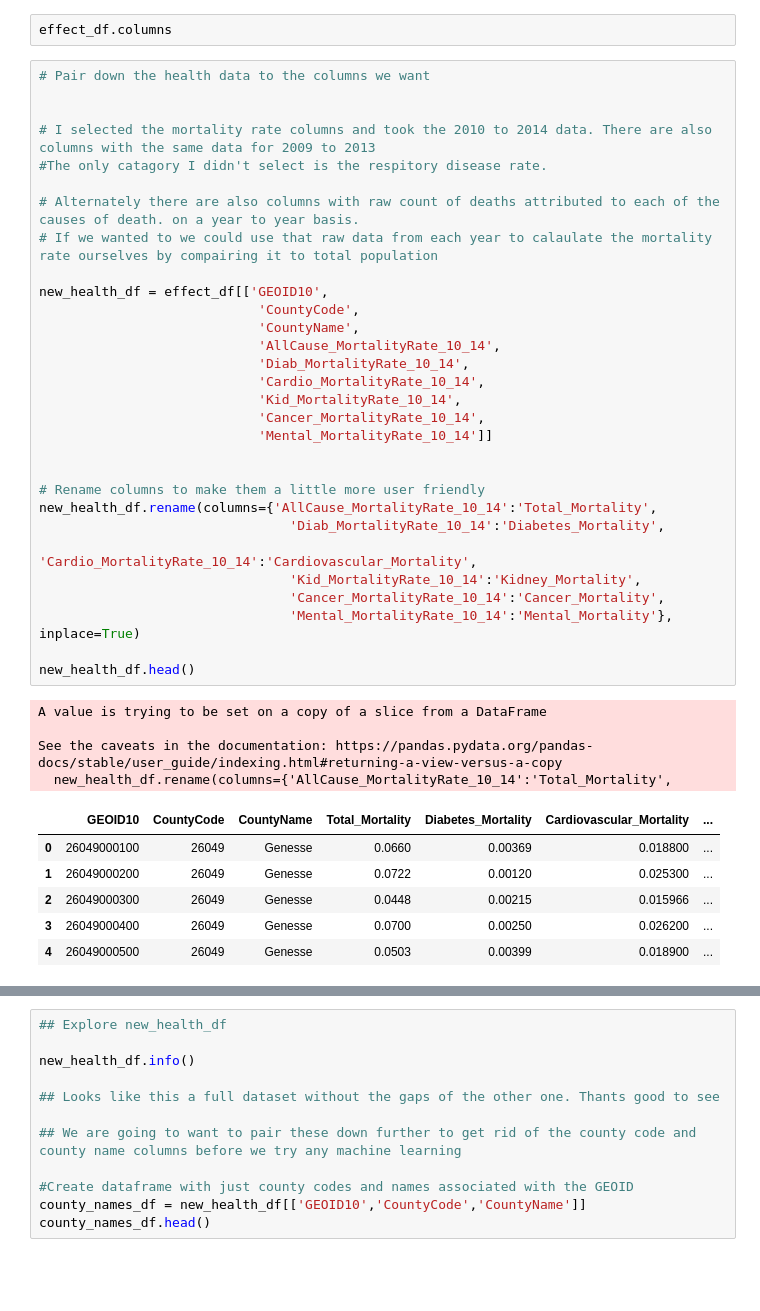
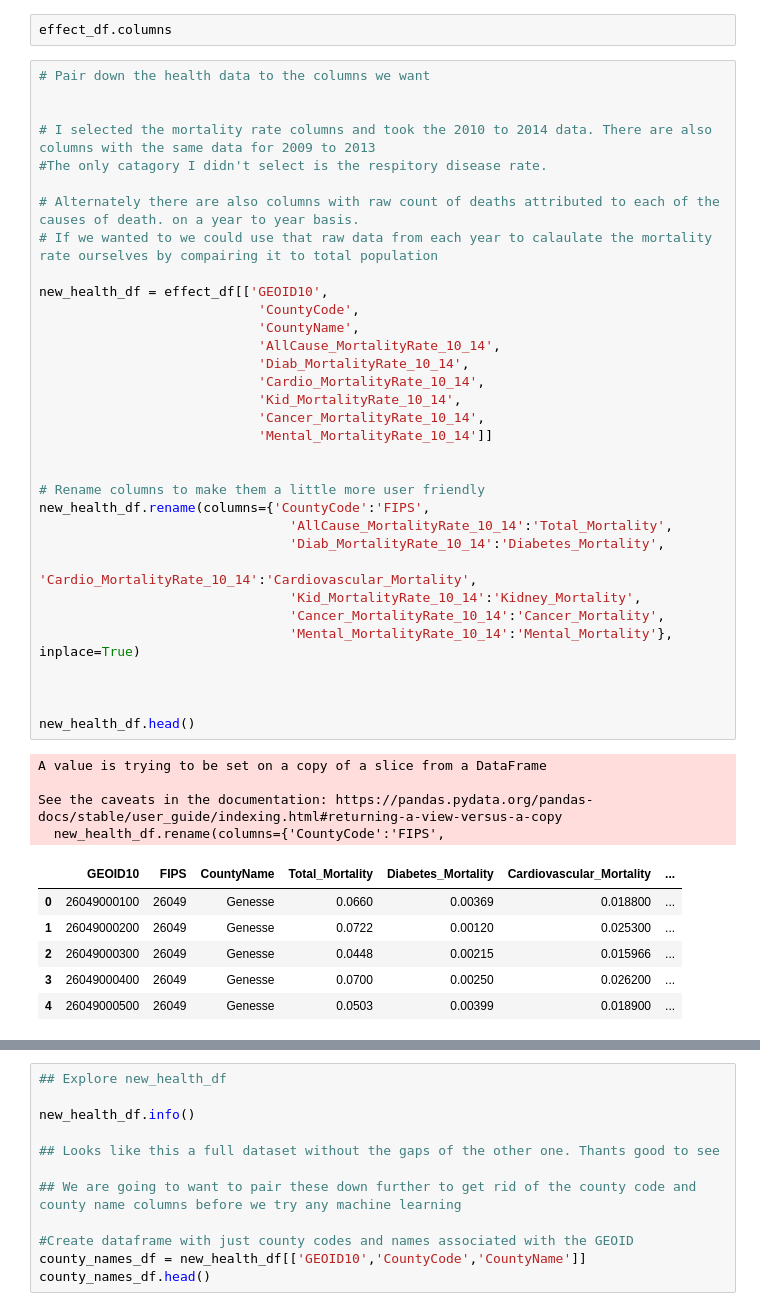
Before and after one commit to TMWRose/Group-1---Food-Deserts-How-They-Affect-Community-Health, a Jupyter notebook: explore_workbook.ipynb, the cells around one changed output, grey strips where cells are left out. Drawn from its saved outputs; the diff is of its cells as text; blank space fills up the shorter version.

```diff
--- a/explore_workbook.ipynb
+++ b/explore_workbook.ipynb
@@ -215,36 +216,39 @@ effect_df.columns
 
 # I selected the mortality rate columns and took the 2010 to 2014 data. There are also columns with the same data for 2009 to 2013
 #The only catagory I didn't select is the respitory disease rate.
 
 # Alternately there are also columns with raw count of deaths attributed to each of the causes of death. on a year to year basis.
 # If we wanted to we could use that raw data from each year to calaulate the mortality rate ourselves by compairing it to total population
 
 new_health_df = effect_df[['GEOID10',
                             'CountyCode',
                             'CountyName',
                             'AllCause_MortalityRate_10_14',
                             'Diab_MortalityRate_10_14',
                             'Cardio_MortalityRate_10_14',
                             'Kid_MortalityRate_10_14',
                             'Cancer_MortalityRate_10_14',
                             'Mental_MortalityRate_10_14']]
 
 
 # Rename columns to make them a little more user friendly
-new_health_df.rename(columns={'AllCause_MortalityRate_10_14':'Total_Mortality',
+new_health_df.rename(columns={'CountyCode':'FIPS',
+                                'AllCause_MortalityRate_10_14':'Total_Mortality',
                                 'Diab_MortalityRate_10_14':'Diabetes_Mortality',
                                 'Cardio_MortalityRate_10_14':'Cardiovascular_Mortality',
                                 'Kid_MortalityRate_10_14':'Kidney_Mortality',
                                 'Cancer_MortalityRate_10_14':'Cancer_Mortality',
                                 'Mental_MortalityRate_10_14':'Mental_Mortality'}, inplace=True)
 
+
+
 new_health_df.head()
 # %% [output]
 A value is trying to be set on a copy of a slice from a DataFrame
 
 See the caveats in the documentation: https://pandas.pydata.org/pandas-docs/stable/user_guide/indexing.html#returning-a-view-versus-a-copy
-  new_health_df.rename(columns={'AllCause_MortalityRate_10_14':'Total_Mortality',
+  new_health_df.rename(columns={'CountyCode':'FIPS',
-|  | GEOID10 | CountyCode | CountyName | Total_Mortality | Diabetes_Mortality | Cardiovascular_Mortality | ... |
+|  | GEOID10 | FIPS | CountyName | Total_Mortality | Diabetes_Mortality | Cardiovascular_Mortality | ... |
 | 0 | 26049000100 | 26049 | Genesse | 0.0660 | 0.00369 | 0.018800 | ... |
 | 1 | 26049000200 | 26049 | Genesse | 0.0722 | 0.00120 | 0.025300 | ... |
 | 2 | 26049000300 | 26049 | Genesse | 0.0448 | 0.00215 | 0.015966 | ... |
```
Also changed, not shown: parts of 3 cells of this notebook.
